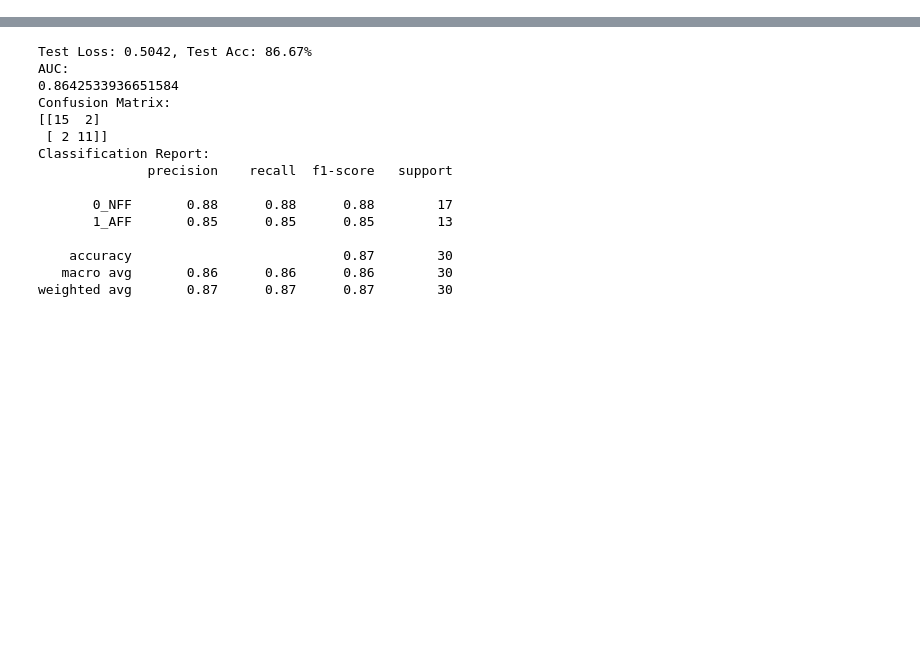
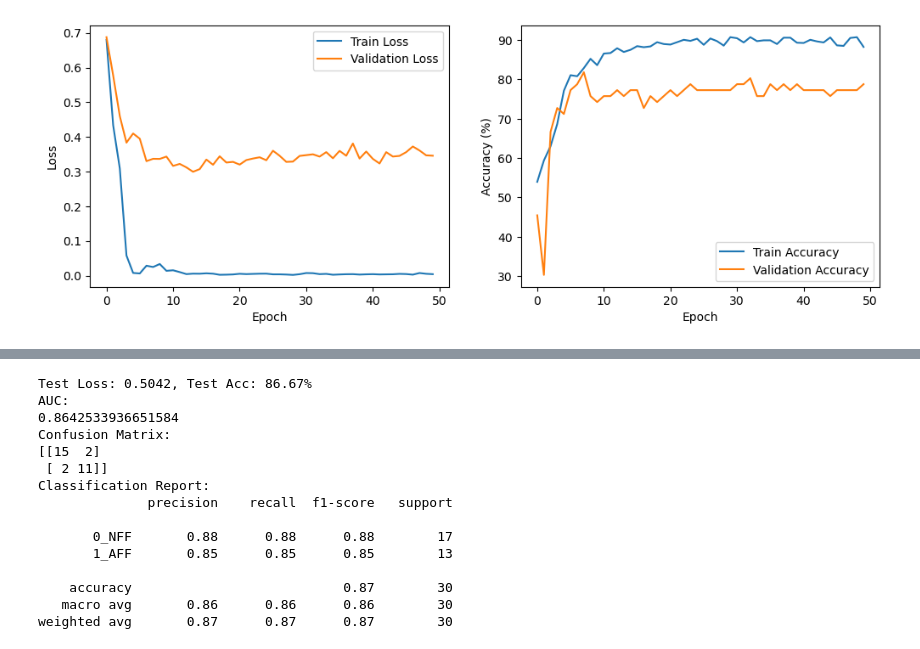
Before and after one commit to honzh073/FL, a Jupyter notebook: code/3_single_hospital/single_hospital.ipynb, the cells around one changed output, grey strips where cells are left out. Saved outputs shown, nothing was run; the diff lists cells and outputs as text; code cells hidden in the pictures; blank space fills up the shorter version.

```diff
--- a/code/3_single_hospital/single_hospital.ipynb
+++ b/code/3_single_hospital/single_hospital.ipynb
@@ -389,6 +400,6 @@ print(classweight)
 # %%
 # resnet50
-resnet50 = train_model(train_loader, val_loader,
+resnet50 = train_model(train_loader, validation_loader,
                        classweight=classweight,
                        num_epochs=50,
                        lr=0.0001, step_size=10, gamma=0.1,
@@ -415,3 +426,4 @@ Epoch 28/50, Train Loss: 0.3230, Validation Loss: 0.9333, Train Acc: 93.92%, Val
+[figure, added]
 # %%
 test_model(model=resnet50, test_dataset=test_dataset, batch_size=batch_size, device=device)
 # %% [output]
```
Also changed, not shown: parts of 9 cells of this notebook, 10 other files.
